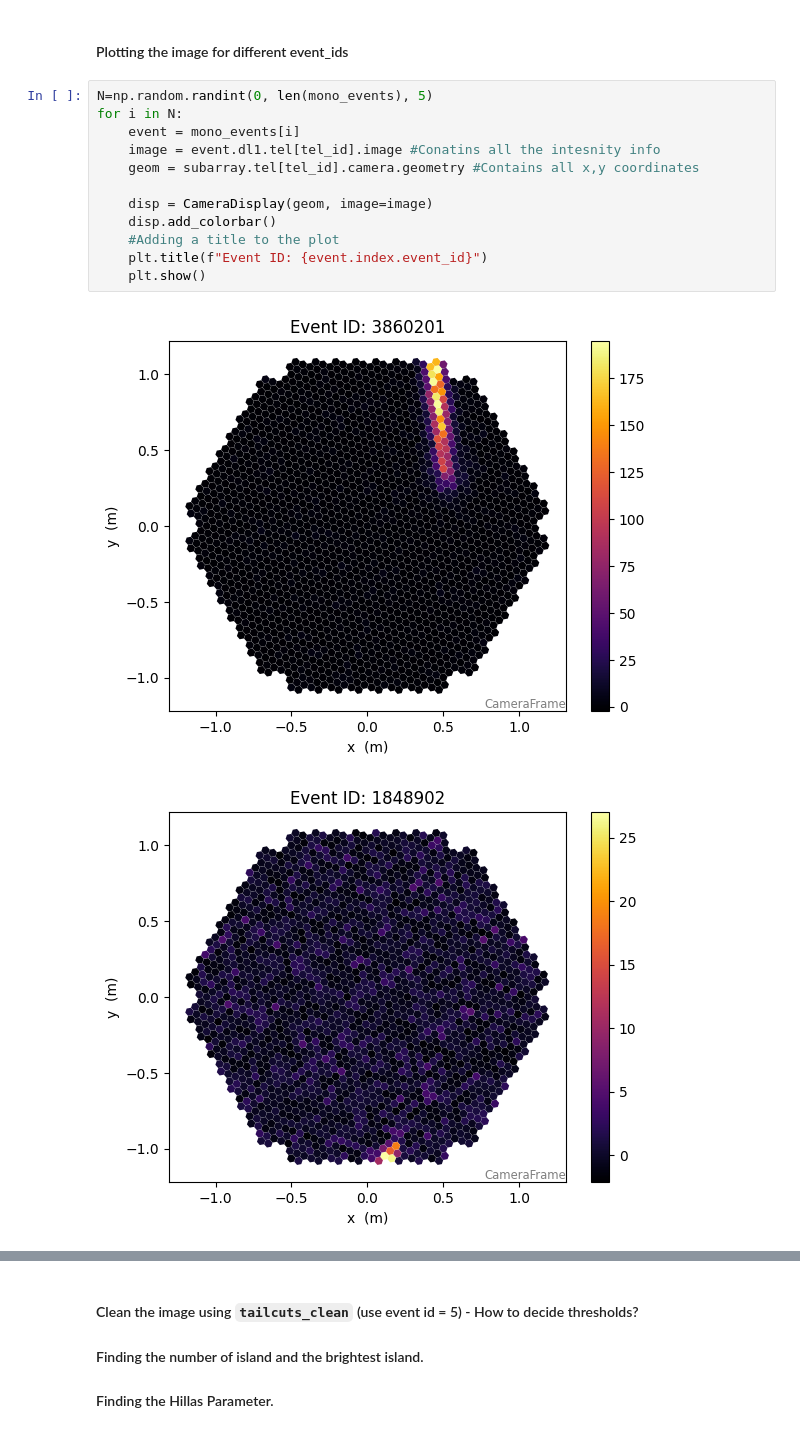
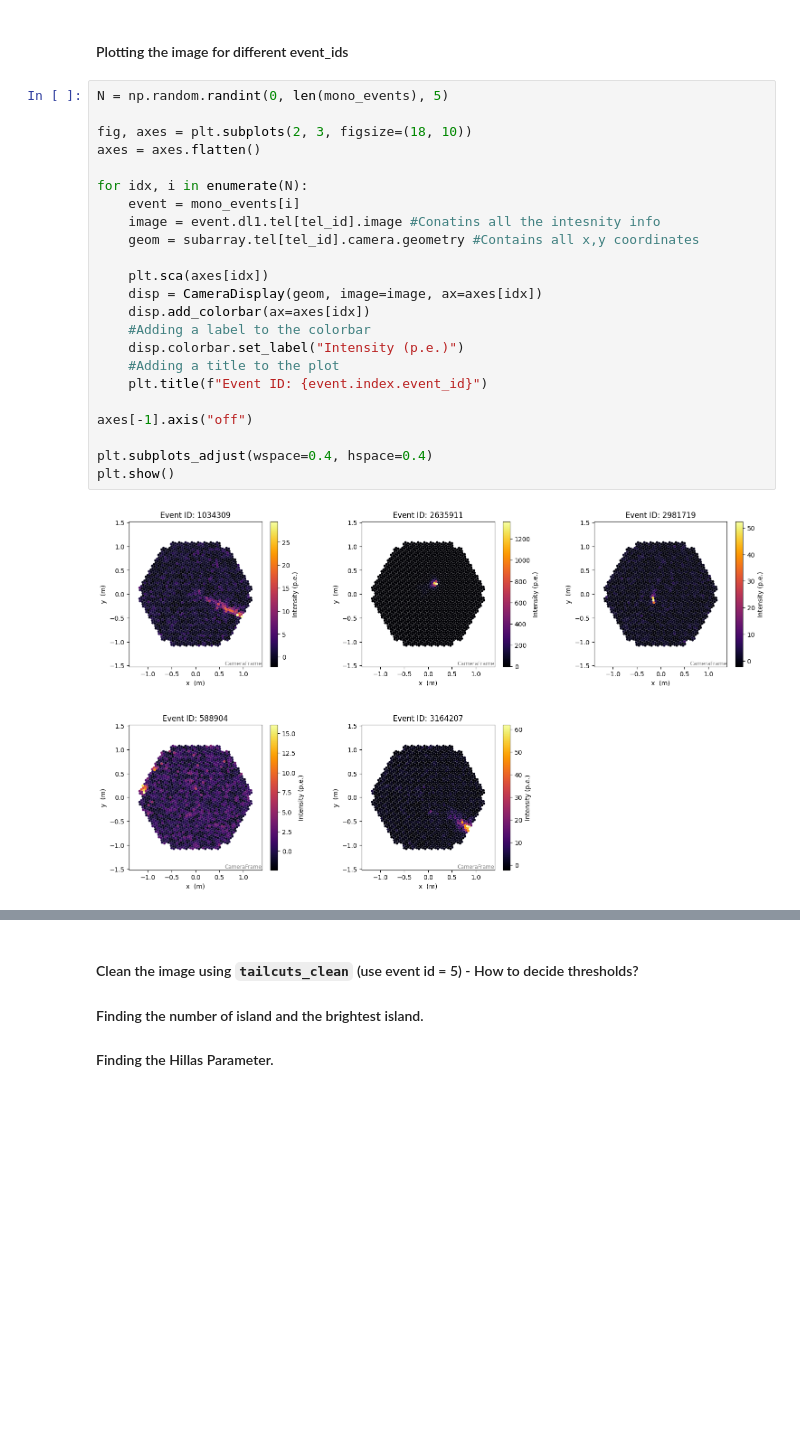
Before and after one commit to DikshitaH2025/AstroParticle-Cosmic-and-GammaRay-Physics, a Jupyter notebook: Mono_Reconstruction.ipynb, the cells around one changed output, grey strips where cells are left out. Cells and saved outputs as stored; diff of their text form; blank space fills up the shorter version.

Commit message:
Updated Mono Reconstruction notebook

```diff
--- a/Mono_Reconstruction.ipynb
+++ b/Mono_Reconstruction.ipynb
@@ -96,17 +96,27 @@ Number of events where telescope 10 has triggered: 7570
 # %% [markdown]
 #### Plotting the image for different event_ids
 # %%
-N=np.random.randint(0, len(mono_events), 5)
-for i in N:
+N = np.random.randint(0, len(mono_events), 5)
+
+fig, axes = plt.subplots(2, 3, figsize=(18, 10))
+axes = axes.flatten()
+
+for idx, i in enumerate(N):
     event = mono_events[i]
     image = event.dl1.tel[tel_id].image #Conatins all the intesnity info
     geom = subarray.tel[tel_id].camera.geometry #Contains all x,y coordinates
 
-    disp = CameraDisplay(geom, image=image)
-    disp.add_colorbar()
+    plt.sca(axes[idx])
+    disp = CameraDisplay(geom, image=image, ax=axes[idx])
+    disp.add_colorbar(ax=axes[idx])
+    #Adding a label to the colorbar
+    disp.colorbar.set_label("Intensity (p.e.)")
     #Adding a title to the plot
     plt.title(f"Event ID: {event.index.event_id}")
-    plt.show()
+
+axes[-1].axis("off")
+
+plt.subplots_adjust(wspace=0.4, hspace=0.4)
+plt.show()
 # %% [output]
-[figure, old version]
+[figure, new version]
-[figure, removed]
```
Also changed, not shown: parts of 12 cells of this notebook.
